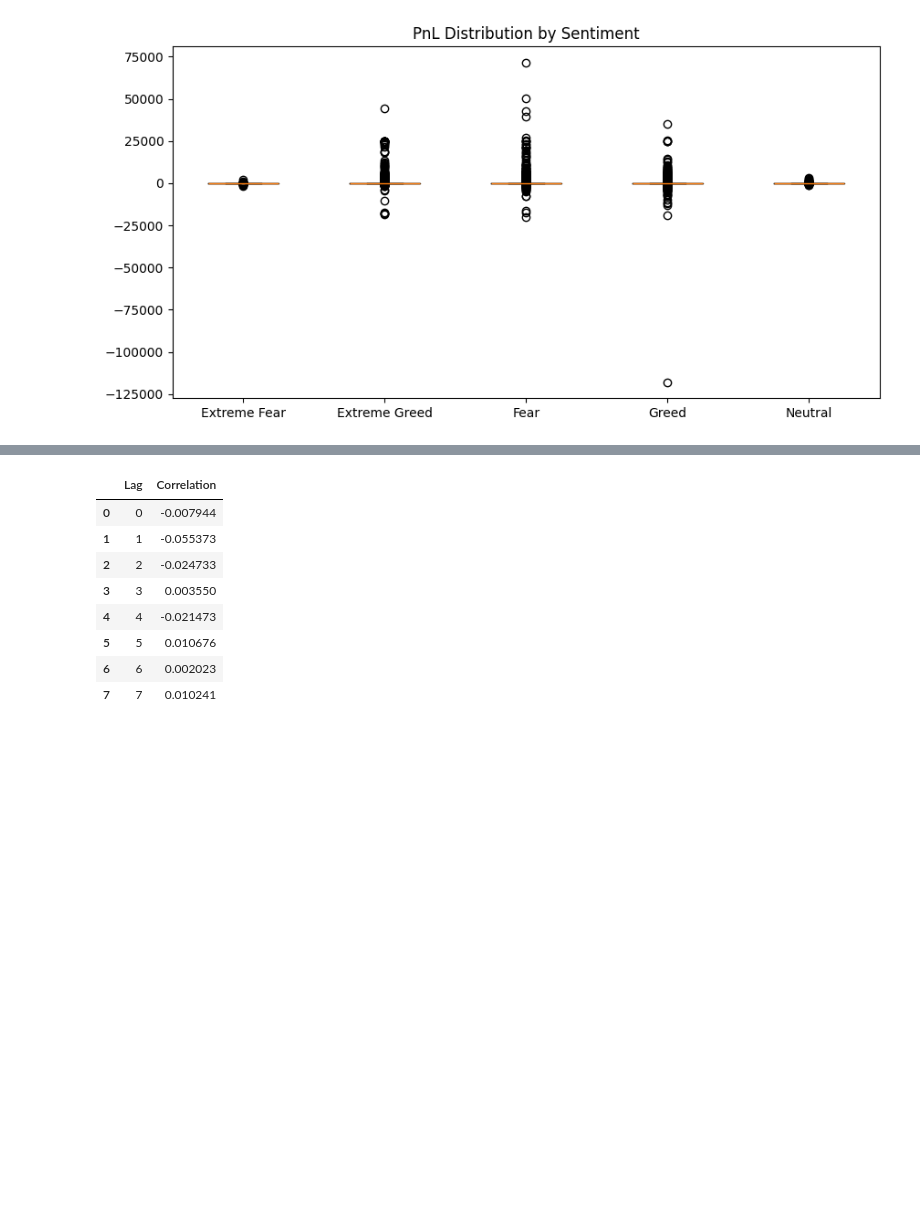
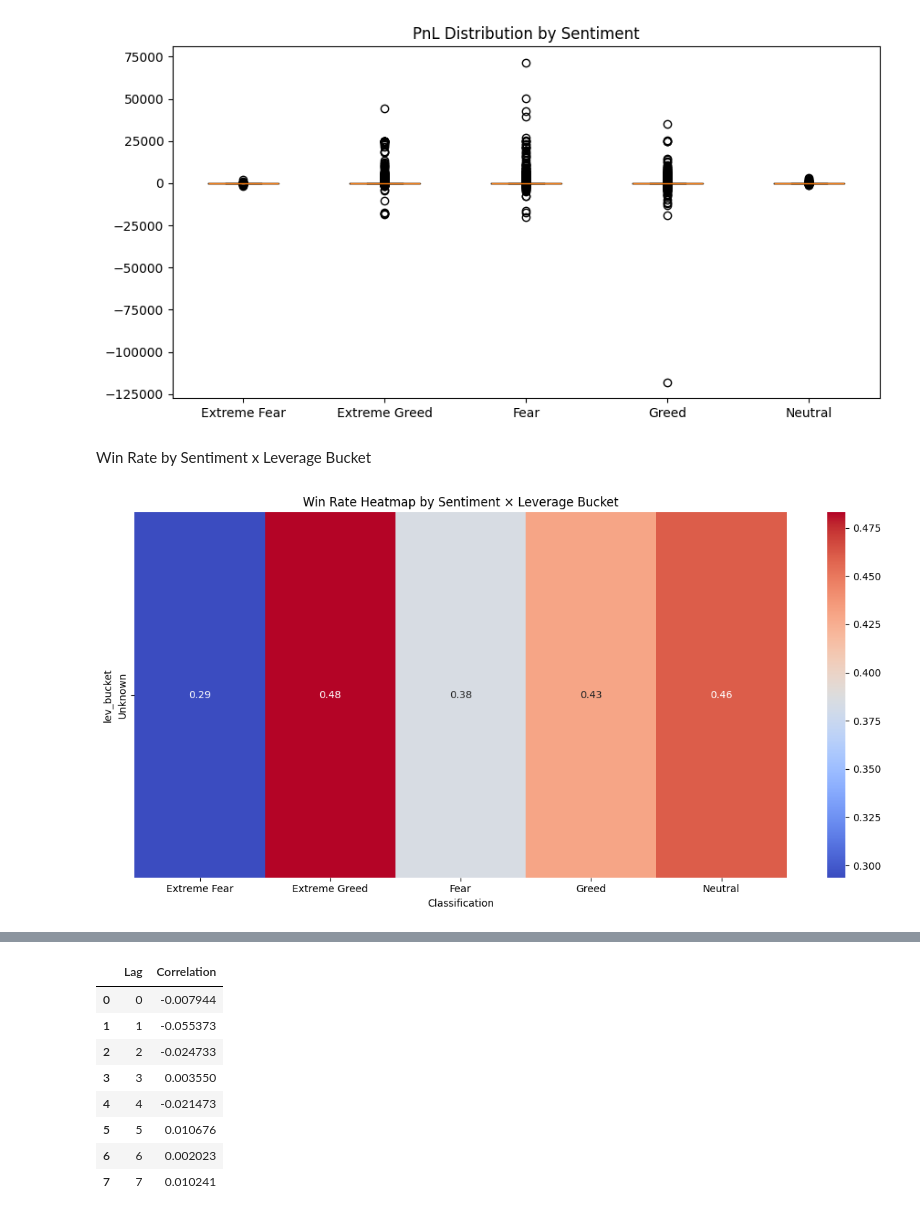
Before and after one commit to TheRealNeelaksh/primeTrade, a Jupyter notebook: main_notebook.ipynb, the cells around one changed output, grey strips where cells are left out. Drawn from its saved outputs; the diff is of its cells as text; code cells hidden in the pictures; blank space fills up the shorter version.

```diff
--- a/main_notebook.ipynb
+++ b/main_notebook.ipynb
@@ -221,3 +221,23 @@ plt.title("PnL Distribution by Sentiment")
 plt.show()
 # %% [output]
 [figure]
+# %% [markdown]
+Win Rate by Sentiment x Leverage Bucket
+# %%
+import seaborn as sns
+plt.figure(figsize=(12,6))
+
+heat = seg.pivot_table(
+    index='lev_bucket',
+    columns='Classification',
+    values='win_rate'
+)
+
+sns.heatmap(heat, annot=True, cmap="coolwarm", fmt=".2f")
+plt.title("Win Rate Heatmap by Sentiment × Leverage Bucket")
+
+plt.tight_layout()
+plt.savefig("outputs/winrate_heatmap.png")
+plt.show()
+# %% [output]
+[figure, added]
```
Also changed, not shown: parts of 11 cells of this notebook, 1 other file.
